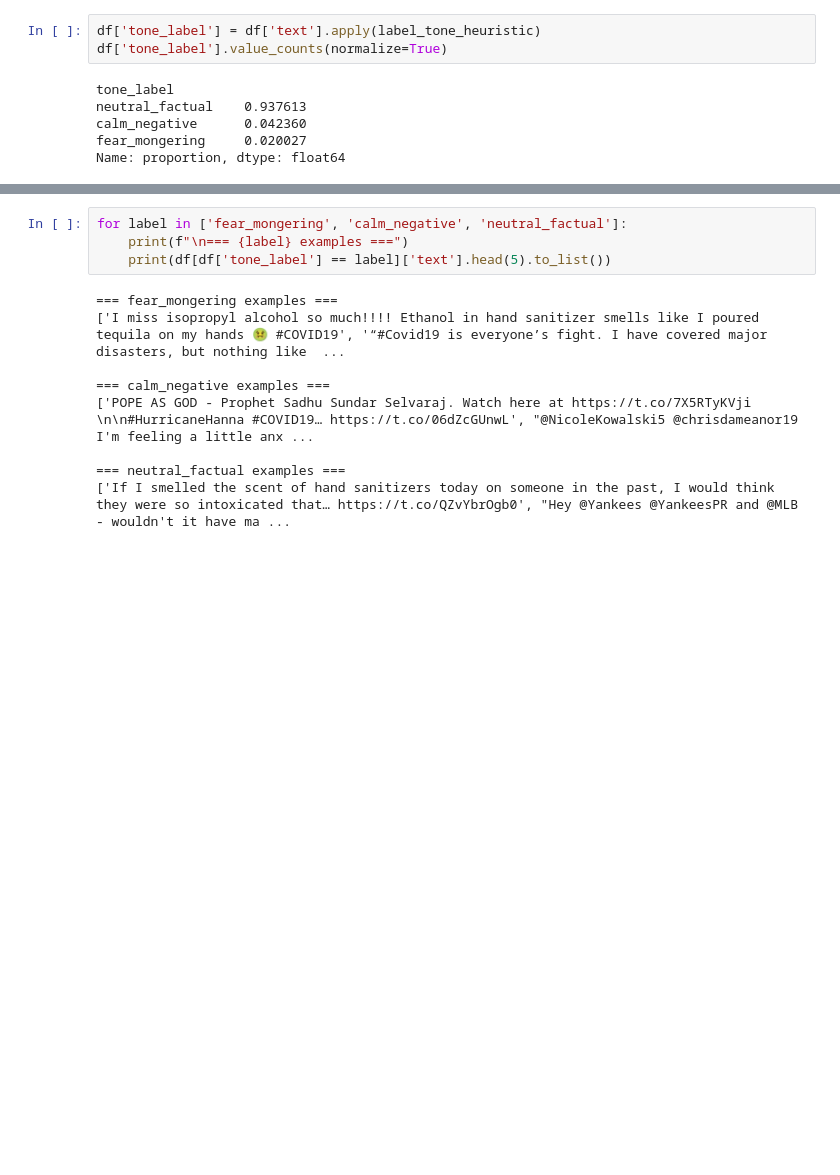
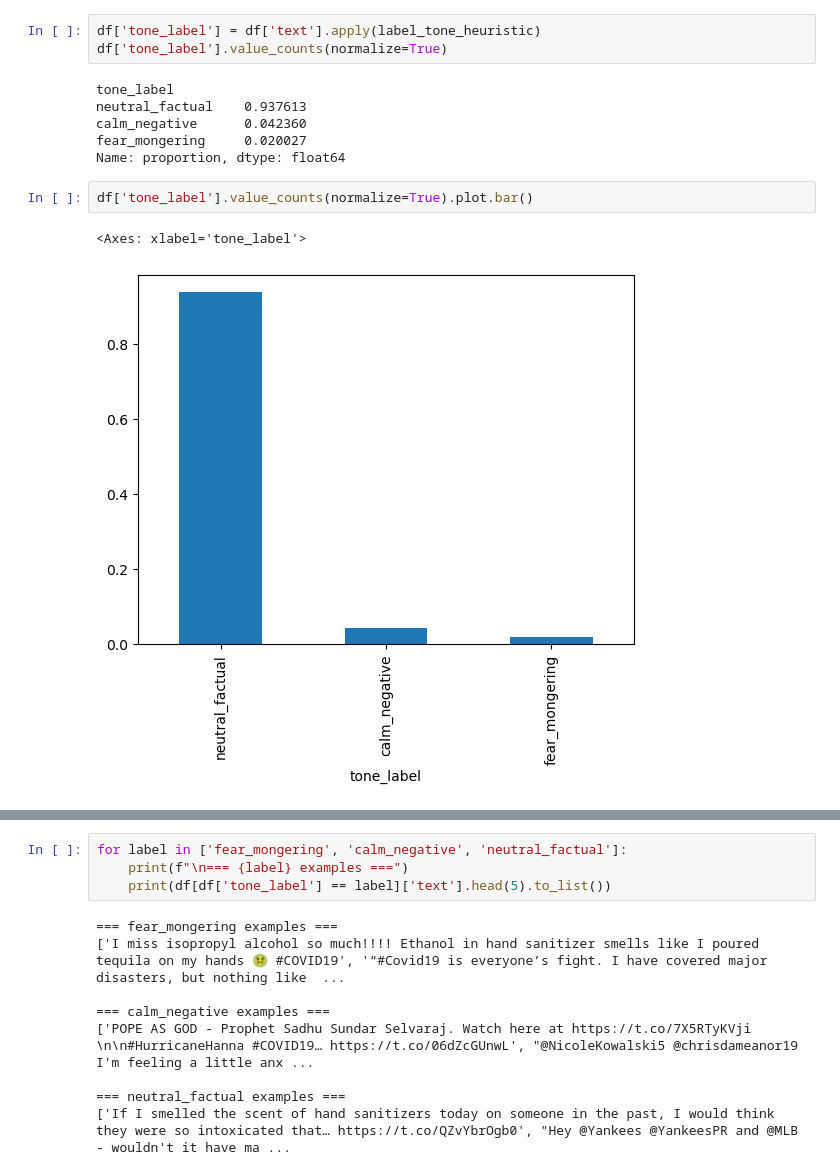
Before and after one commit to clarissecasicarino/sentiment-classifier, a Jupyter notebook: notebooks/classification_capstone.ipynb, the cells around one changed output, grey strips where cells are left out. Cells and saved outputs as stored; diff of their text form; blank space fills up the shorter version.

Commit message:
Add tone_label plot

```diff
--- a/notebooks/classification_capstone.ipynb
+++ b/notebooks/classification_capstone.ipynb
@@ -547,3 +547,8 @@ neutral_factual    0.937613
 calm_negative      0.042360
 fear_mongering     0.020027
 Name: proportion, dtype: float64
+# %%
+df['tone_label'].value_counts(normalize=True).plot.bar()
+# %% [output]
+<Axes: xlabel='tone_label'>
+[figure, added]
```
Also changed, not shown: parts of 2 cells of this notebook.
